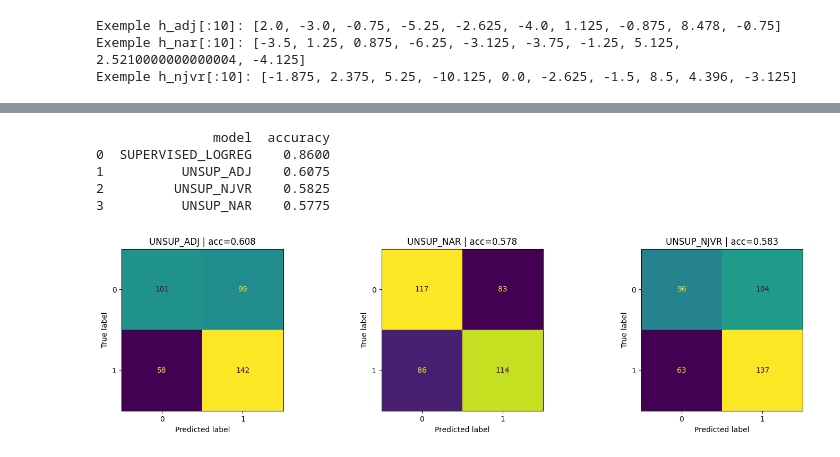
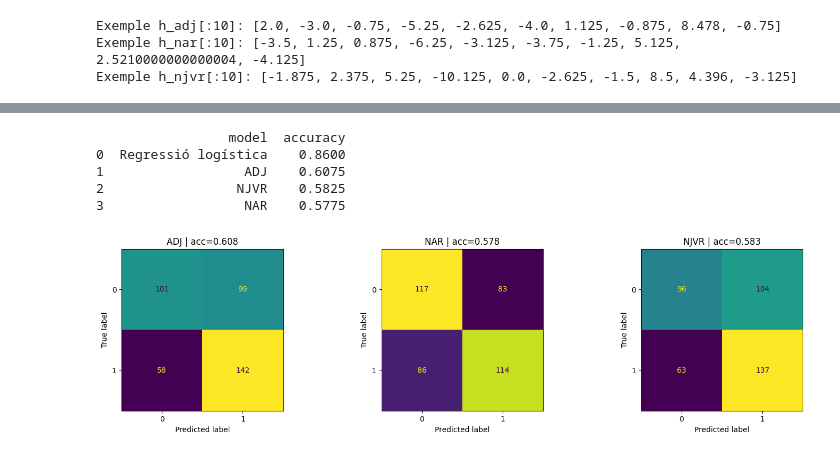
Before and after one commit to maxerrmax/Practica2-PLH, a Jupyter notebook: codi.ipynb, the cells around one changed output, grey strips where cells are left out. Saved outputs shown, nothing was run; the diff lists cells and outputs as text; code cells hidden in the pictures.

```diff
--- a/codi.ipynb
+++ b/codi.ipynb
@@ -861,45 +896,32 @@ print(pred_njvr[:15])
 # %%
-# =========================================================
-# 1) CONFUSION MATRIX + ACCURACY + COMPARACIO SUPERVISAT
-# =========================================================
-import numpy as np
-import pandas as pd
-import matplotlib.pyplot as plt
-from sklearn.metrics import (
-    accuracy_score,
-    confusion_matrix,
-    ConfusionMatrixDisplay,
-    classification_report
-)
-
 models_unsup = {
-    "UNSUP_ADJ": pred_adj,
-    "UNSUP_NAR": pred_nar,
-    "UNSUP_NJVR": pred_njvr
+    "ADJ": pred_adj,
+    "NAR": pred_nar,
+    "NJVR": pred_njvr
 }
 
 rows = []
 for name, pred in models_unsup.items():
     rows.append({"model": name, "accuracy": accuracy_score(y_val, pred)})
 
 if "y_pred" in globals():
-    rows.append({"model": "SUPERVISED_LOGREG", "accuracy": accuracy_score(y_val, y_pred)})
+    rows.append({"model": "Regressió logística", "accuracy": accuracy_score(y_val, y_pred)})
 
 df_acc = pd.DataFrame(rows).sort_values("accuracy", ascending=False).reset_index(drop=True)
 print(df_acc)
 
 fig, axes = plt.subplots(1, 3, figsize=(15, 4))
 for ax, (name, pred) in zip(axes, models_unsup.items()):
     cm = confusion_matrix(y_val, pred)
     disp = ConfusionMatrixDisplay(confusion_matrix=cm, display_labels=[0, 1])
     disp.plot(ax=ax, colorbar=False)
     ax.set_title(f"{name} | acc={accuracy_score(y_val, pred):.3f}")
 plt.tight_layout()
 plt.show()
 # %% [output]
-               model  accuracy
-0  SUPERVISED_LOGREG    0.8600
-1          UNSUP_ADJ    0.6075
-2         UNSUP_NJVR    0.5825
-3          UNSUP_NAR    0.5775
+                 model  accuracy
+0  Regressió logística    0.8600
+1                  ADJ    0.6075
+2                 NJVR    0.5825
+3                  NAR    0.5775
-[figure, old version]
+[figure, new version]
```
Also changed, not shown: parts of 36 cells of this notebook.
